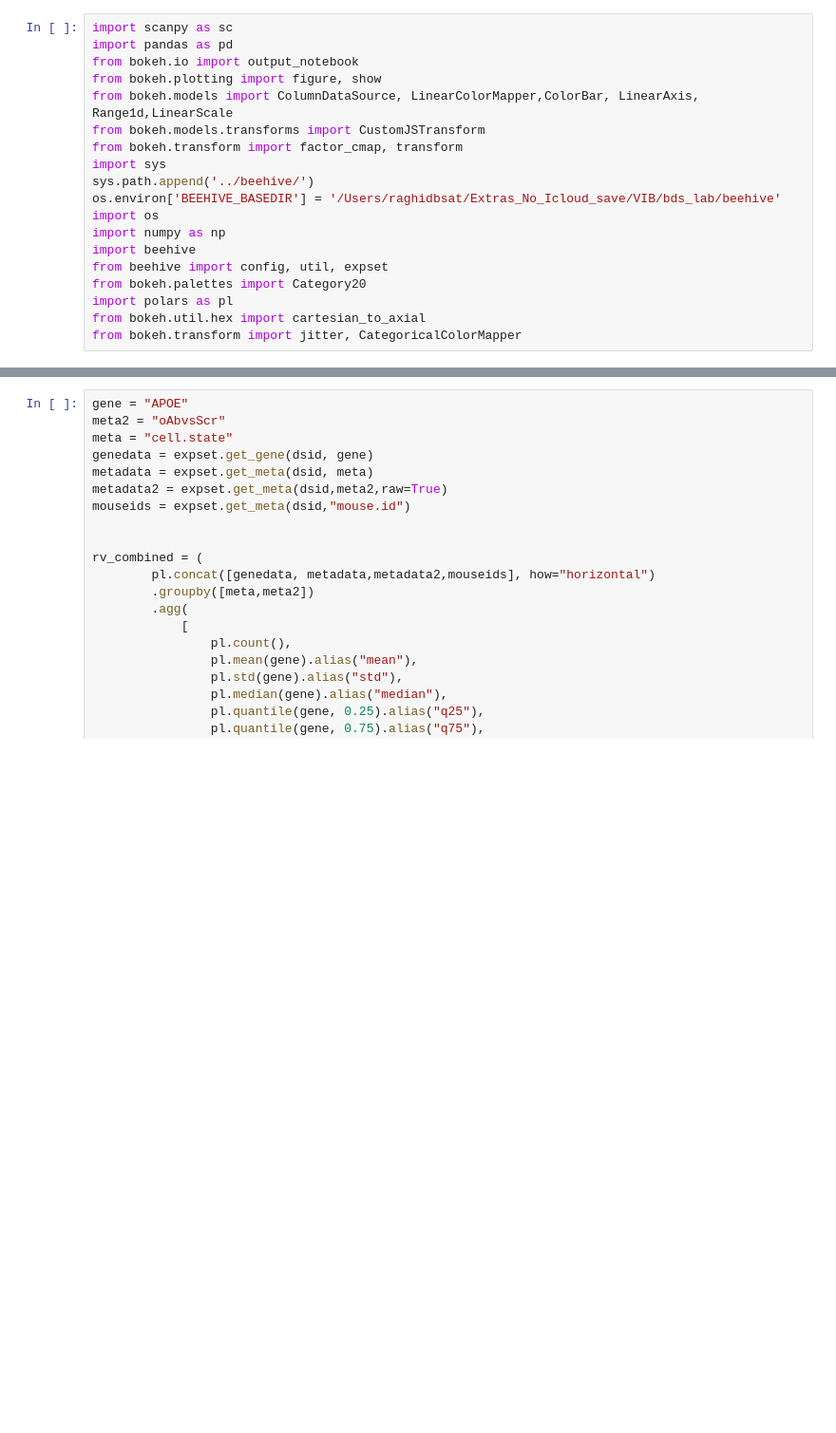
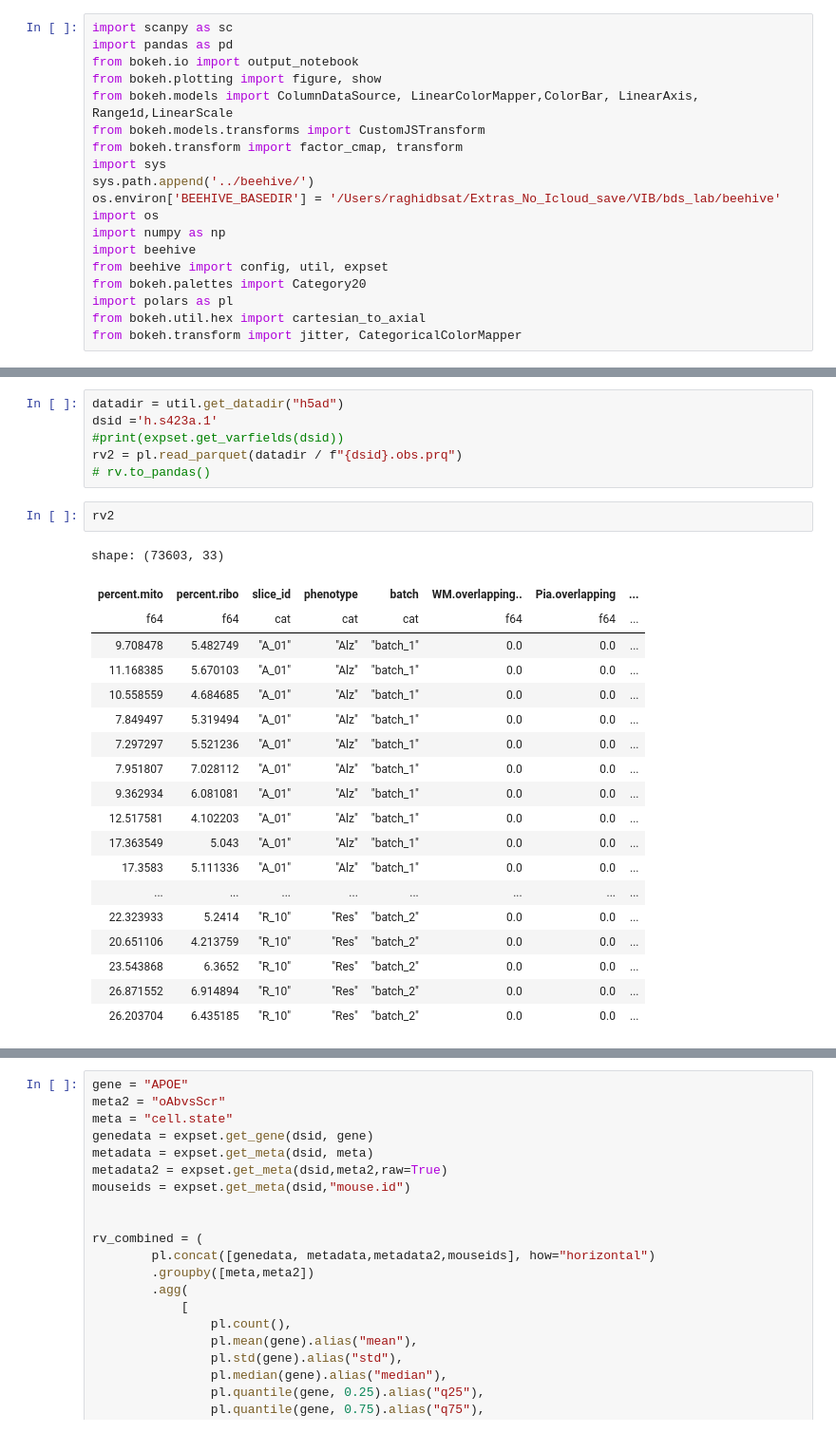
Before and after one commit to badslab/beehive, a Jupyter notebook: notebooks/scatterplot.ipynb, the cells around one changed output, grey strips where cells are left out. Shown: that part at 95% size. Saved outputs shown, nothing was run; the diff lists cells and outputs as text; blank space fills up the shorter version.

```diff
--- a/notebooks/scatterplot.ipynb
+++ b/notebooks/scatterplot.ipynb
@@ -22,3 +22,31 @@ output_notebook()
 # %% [output]
 Loading BokehJS ...
 [interactive output not drawn]
+# %%
+datadir = util.get_datadir("h5ad")
+dsid ='h.s423a.1'
+#print(expset.get_varfields(dsid))
+rv2 = pl.read_parquet(datadir / f"{dsid}.obs.prq")
+# rv.to_pandas()
+# %%
+rv2
+# %% [output]
+shape: (73603, 33)
+| percent.mito | percent.ribo | slice_id | phenotype | batch | WM.overlapping.. | Pia.overlapping | ... |
+| f64 | f64 | cat | cat | cat | f64 | f64 | ... |
+| 9.708478 | 5.482749 | "A_01" | "Alz" | "batch_1" | 0.0 | 0.0 | ... |
+| 11.168385 | 5.670103 | "A_01" | "Alz" | "batch_1" | 0.0 | 0.0 | ... |
+| 10.558559 | 4.684685 | "A_01" | "Alz" | "batch_1" | 0.0 | 0.0 | ... |
+| 7.849497 | 5.319494 | "A_01" | "Alz" | "batch_1" | 0.0 | 0.0 | ... |
+| 7.297297 | 5.521236 | "A_01" | "Alz" | "batch_1" | 0.0 | 0.0 | ... |
+| 7.951807 | 7.028112 | "A_01" | "Alz" | "batch_1" | 0.0 | 0.0 | ... |
+| 9.362934 | 6.081081 | "A_01" | "Alz" | "batch_1" | 0.0 | 0.0 | ... |
+| 12.517581 | 4.102203 | "A_01" | "Alz" | "batch_1" | 0.0 | 0.0 | ... |
+| 17.363549 | 5.043 | "A_01" | "Alz" | "batch_1" | 0.0 | 0.0 | ... |
+| 17.3583 | 5.111336 | "A_01" | "Alz" | "batch_1" | 0.0 | 0.0 | ... |
+| ... | ... | ... | ... | ... | ... | ... | ... |
+| 22.323933 | 5.2414 | "R_10" | "Res" | "batch_2" | 0.0 | 0.0 | ... |
+| 20.651106 | 4.213759 | "R_10" | "Res" | "batch_2" | 0.0 | 0.0 | ... |
+| 23.543868 | 6.3652 | "R_10" | "Res" | "batch_2" | 0.0 | 0.0 | ... |
+| 26.871552 | 6.914894 | "R_10" | "Res" | "batch_2" | 0.0 | 0.0 | ... |
+| 26.203704 | 6.435185 | "R_10" | "Res" | "batch_2" | 0.0 | 0.0 | ... |
```
Also changed, not shown: parts of 2 cells of this notebook.
